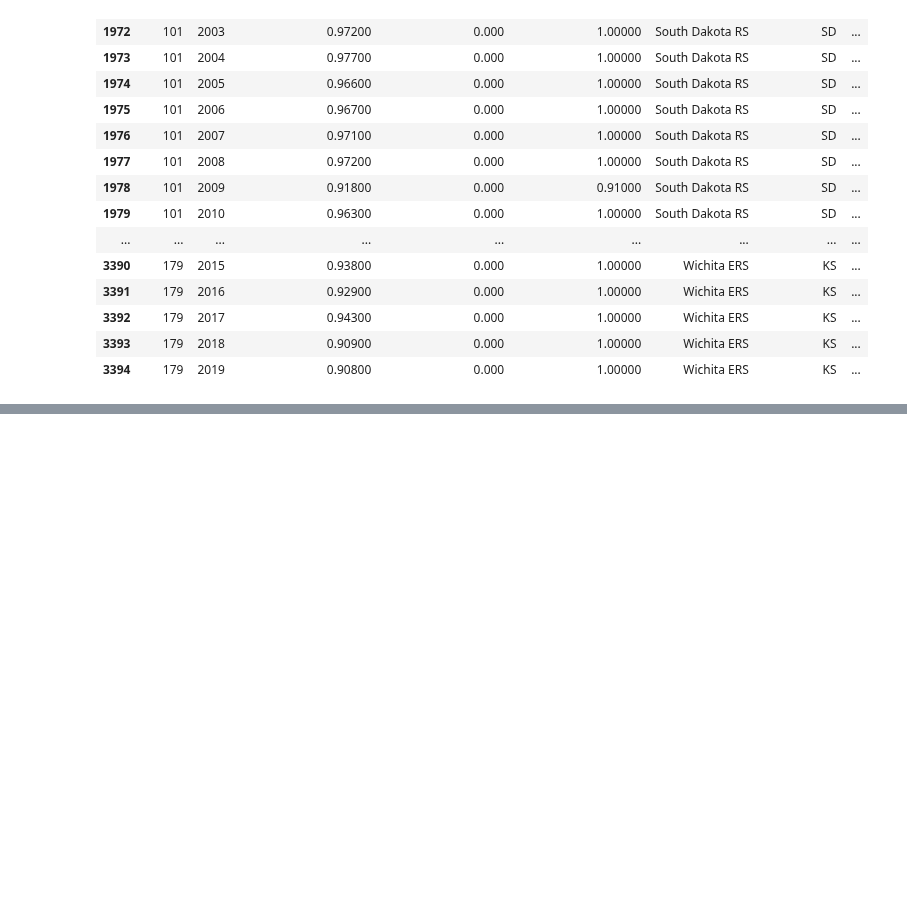
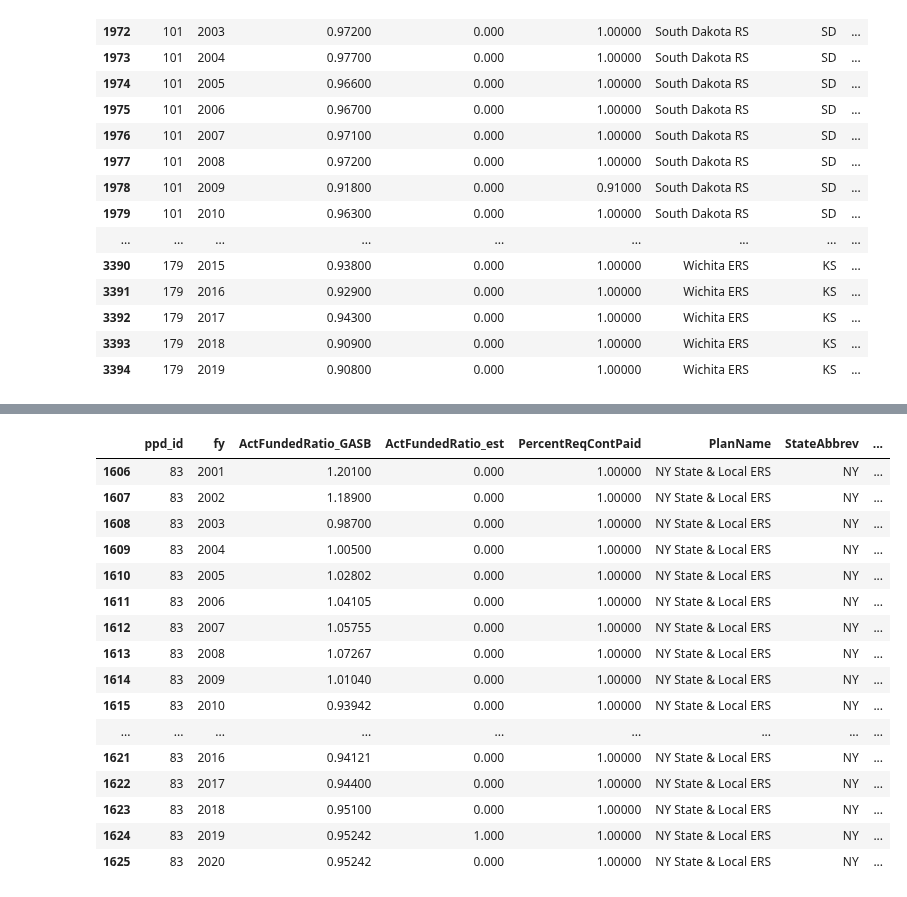
Before and after one commit to DeltaDeutsch/PPD-Group-Project, a Jupyter notebook: PPD Group Focus Plans.ipynb, the cells around one changed output, grey strips where cells are left out. Saved outputs shown, nothing was run; the diff lists cells and outputs as text; code cells hidden in the pictures; blank space fills up the shorter version.

```diff
--- a/PPD Group Focus Plans.ipynb
+++ b/PPD Group Focus Plans.ipynb
@@ -220,0 +240,22 @@ focus_plans_df.shape
+# %%
+#Manual Plan data check to confirm that each plan covers 2001-2019
+plan_data_20yr_check=plan_test_data_df[(plan_test_data_df["ppd_id"]=="83")]
+plan_data_20yr_check
+# %% [output]
+|  | ppd_id | fy | ActFundedRatio_GASB | ActFundedRatio_est | PercentReqContPaid | PlanName | StateAbbrev | ... |
+| 1606 | 83 | 2001 | 1.20100 | 0.000 | 1.00000 | NY State & Local ERS | NY | ... |
+| 1607 | 83 | 2002 | 1.18900 | 0.000 | 1.00000 | NY State & Local ERS | NY | ... |
+| 1608 | 83 | 2003 | 0.98700 | 0.000 | 1.00000 | NY State & Local ERS | NY | ... |
+| 1609 | 83 | 2004 | 1.00500 | 0.000 | 1.00000 | NY State & Local ERS | NY | ... |
+| 1610 | 83 | 2005 | 1.02802 | 0.000 | 1.00000 | NY State & Local ERS | NY | ... |
+| 1611 | 83 | 2006 | 1.04105 | 0.000 | 1.00000 | NY State & Local ERS | NY | ... |
+| 1612 | 83 | 2007 | 1.05755 | 0.000 | 1.00000 | NY State & Local ERS | NY | ... |
+| 1613 | 83 | 2008 | 1.07267 | 0.000 | 1.00000 | NY State & Local ERS | NY | ... |
+| 1614 | 83 | 2009 | 1.01040 | 0.000 | 1.00000 | NY State & Local ERS | NY | ... |
+| 1615 | 83 | 2010 | 0.93942 | 0.000 | 1.00000 | NY State & Local ERS | NY | ... |
+| ... | ... | ... | ... | ... | ... | ... | ... | ... |
+| 1621 | 83 | 2016 | 0.94121 | 0.000 | 1.00000 | NY State & Local ERS | NY | ... |
+| 1622 | 83 | 2017 | 0.94400 | 0.000 | 1.00000 | NY State & Local ERS | NY | ... |
+| 1623 | 83 | 2018 | 0.95100 | 0.000 | 1.00000 | NY State & Local ERS | NY | ... |
+| 1624 | 83 | 2019 | 0.95242 | 1.000 | 1.00000 | NY State & Local ERS | NY | ... |
+| 1625 | 83 | 2020 | 0.95242 | 0.000 | 1.00000 | NY State & Local ERS | NY | ... |
```
Also changed, not shown: parts of 6 cells of this notebook.
